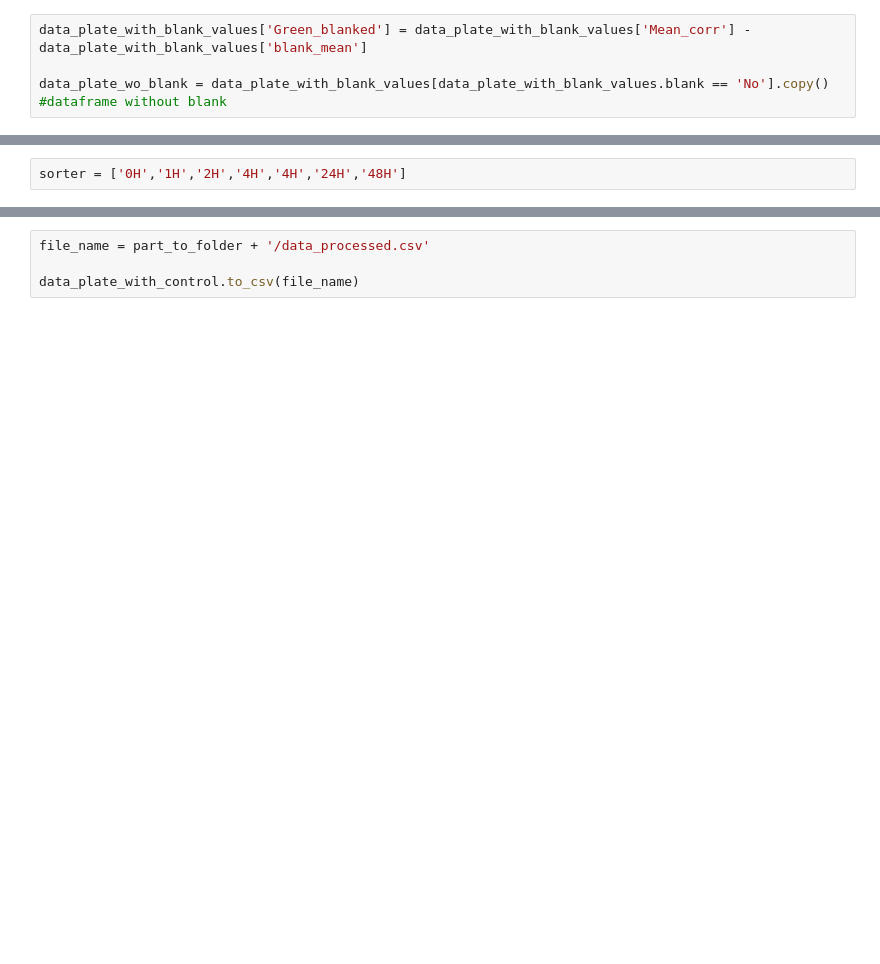
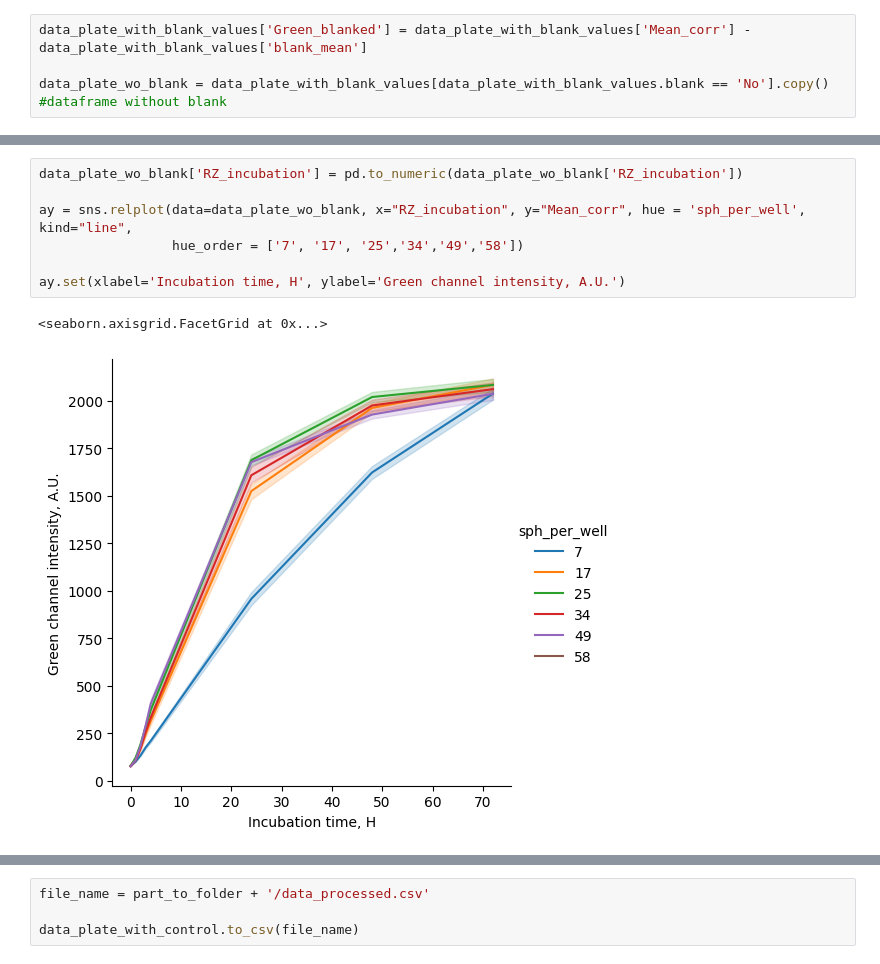
Before and after one commit to arteys/Resazurin_ChemiDoc, a Jupyter notebook: RZ_reference_plate SPH number.ipynb, the cells around one changed output, grey strips where cells are left out. Saved outputs shown, nothing was run; the diff lists cells and outputs as text; blank space fills up the shorter version.

```diff
--- a/RZ_reference_plate SPH number.ipynb
+++ b/RZ_reference_plate SPH number.ipynb
@@ -271,2 +267,10 @@ ay = sns.swarmplot(data=data_plate_wo_blank, x="RZ_incubation", y="Mean_corr", h
-# %%
-sorter = ['0H','1H','2H','4H','4H','24H','48H']
+# %%
+data_plate_wo_blank['RZ_incubation'] = pd.to_numeric(data_plate_wo_blank['RZ_incubation'])
+
+ay = sns.relplot(data=data_plate_wo_blank, x="RZ_incubation", y="Mean_corr", hue = 'sph_per_well',  kind="line",
+                 hue_order = ['7', '17', '25','34','49','58'])
+
+ay.set(xlabel='Incubation time, H', ylabel='Green channel intensity, A.U.')
+# %% [output]
+<seaborn.axisgrid.FacetGrid at 0x...>
+[figure, added]
```
Also changed, not shown: parts of 10 cells of this notebook, 1 other file.
